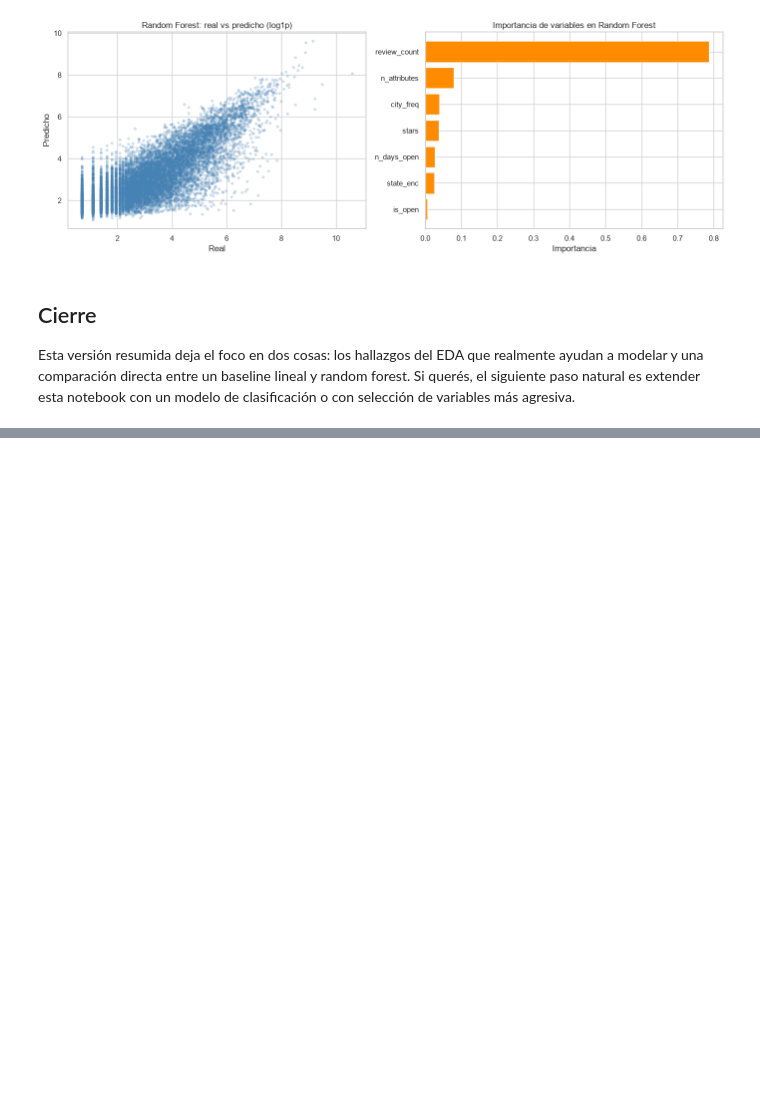
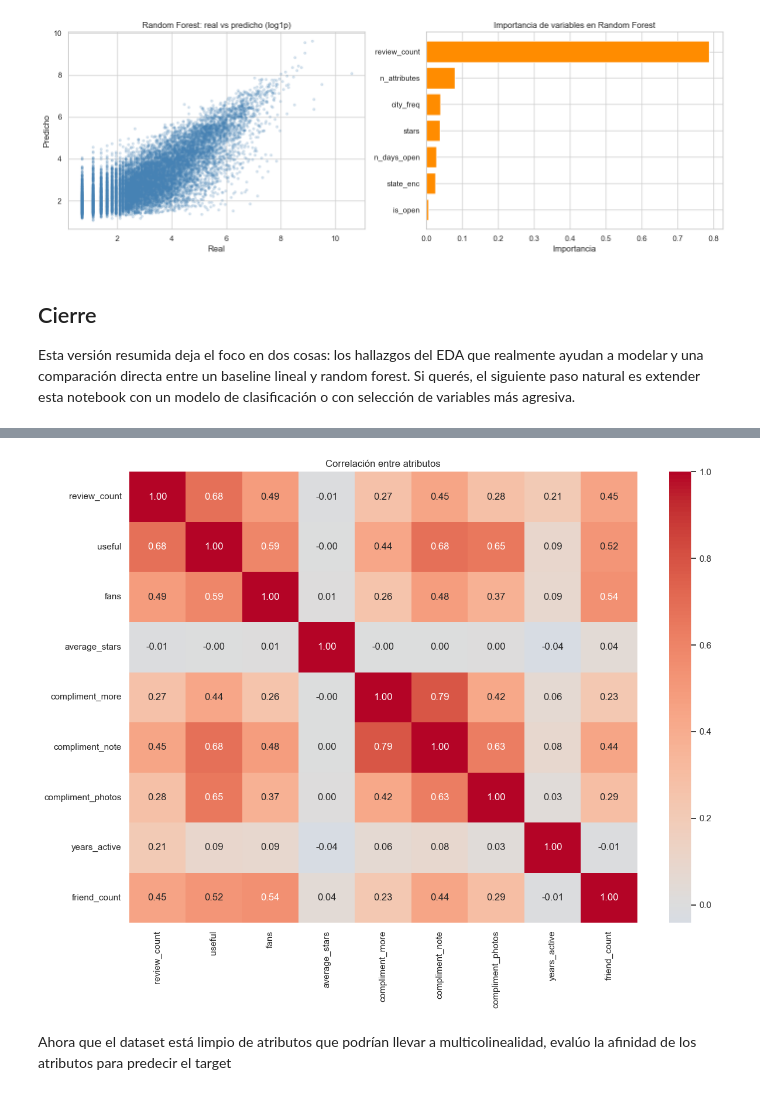
Before and after one commit to waltergsotelo/aprendizaje_maquina, a Jupyter notebook: yelp_eda_resumen_ml.ipynb, the cells around one changed output, grey strips where cells are left out. Saved outputs shown, nothing was run; the diff lists cells and outputs as text; code cells hidden in the pictures; blank space fills up the shorter version.

```diff
--- a/yelp_eda_resumen_ml.ipynb
+++ b/yelp_eda_resumen_ml.ipynb
@@ -316,0 +449,8 @@ Esta versión resumida deja el foco en dos cosas: los hallazgos del EDA que real
+# %%
+df_binclass = df_binclass.drop(columns=['compliment_cool', 'cool', 'total_compliments', 'funny', 'compliment_profile', 'compliment_hot', 'compliment_list', 'compliment_funny', 'compliment_cool', 'compliment_plain', 'total_compliments', 'compliment_writer', 'compliment_cute'])
+df_dummy = df_binclass.drop(columns=['elite_encoded'])
+chequear_correl(df_dummy)
+# %% [output]
+[figure, added]
+# %% [markdown]
+Ahora que el dataset está limpio de atributos que podrían llevar a multicolinealidad, evalúo la afinidad de los atributos para predecir el target
```
Also changed, not shown: parts of 21 cells of this notebook.
